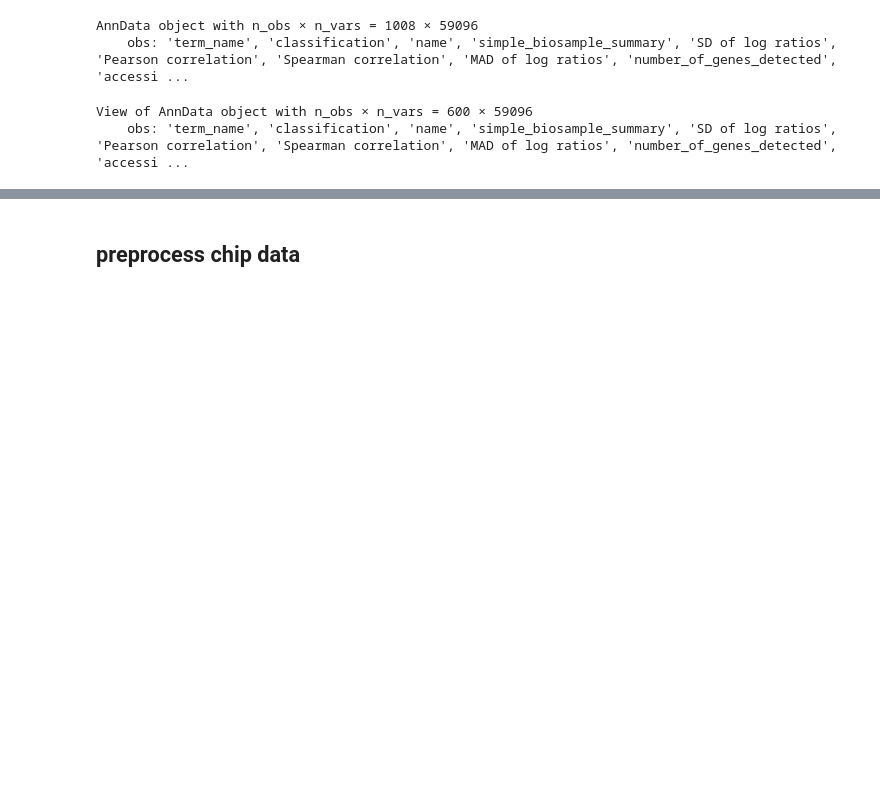
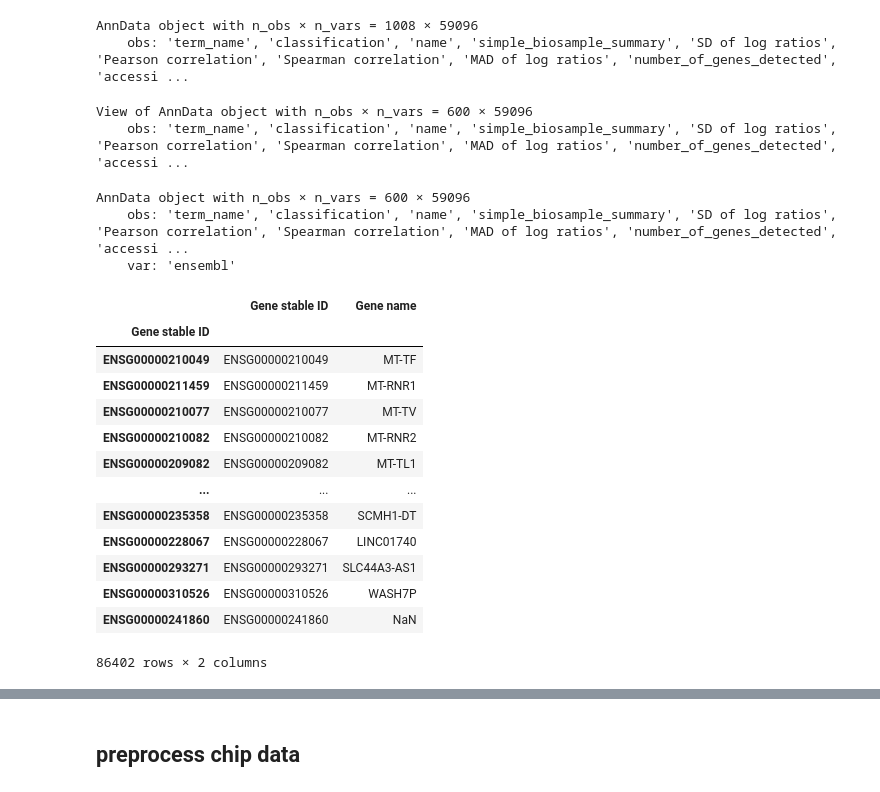
Before and after one commit to StatBiomed/DNA-AI-hackathon, a Jupyter notebook: task2_Seq2CellxTF/preprocess.ipynb, the cells around one changed output, grey strips where cells are left out. Saved outputs shown, nothing was run; the diff lists cells and outputs as text; code cells hidden in the pictures; blank space fills up the shorter version.

```diff
--- a/task2_Seq2CellxTF/preprocess.ipynb
+++ b/task2_Seq2CellxTF/preprocess.ipynb
@@ -146,0 +149,33 @@ View of AnnData object with n_obs × n_vars = 600 × 59096
+# %%
+ad_rna_bulk = sc.read_h5ad(f"{Target_dir}/ad_rna_bulk.h5ad")
+ad_rna_bulk.var['ensembl'] = ad_rna_bulk.var.index
+ad_rna_bulk
+# %% [output]
+AnnData object with n_obs × n_vars = 600 × 59096
+    obs: 'term_name', 'classification', 'name', 'simple_biosample_summary', 'SD of log ratios', 'Pearson correlation', 'Spearman correlation', 'MAD of log ratios', 'number_of_genes_detected', 'accessi ...
+    var: 'ensembl'
+# %%
+from pybiomart import Server
+server = Server('http://www.ensembl.org')
+dataset = (server.marts['ENSEMBL_MART_ENSEMBL']
+                 .datasets['hsapiens_gene_ensembl'])
+# %%
+transfer_table = dataset.query(attributes=['ensembl_gene_id', 'external_gene_name'])
+transfer_table.index = transfer_table['Gene stable ID']
+transfer_table =transfer_table[ ~transfer_table.index.duplicated()]
+transfer_table
+# %% [output]
+|  | Gene stable ID | Gene name |
+| Gene stable ID |  |  |
+| ENSG00000210049 | ENSG00000210049 | MT-TF |
+| ENSG00000211459 | ENSG00000211459 | MT-RNR1 |
+| ENSG00000210077 | ENSG00000210077 | MT-TV |
+| ENSG00000210082 | ENSG00000210082 | MT-RNR2 |
+| ENSG00000209082 | ENSG00000209082 | MT-TL1 |
+| ... | ... | ... |
+| ENSG00000235358 | ENSG00000235358 | SCMH1-DT |
+| ENSG00000228067 | ENSG00000228067 | LINC01740 |
+| ENSG00000293271 | ENSG00000293271 | SLC44A3-AS1 |
+| ENSG00000310526 | ENSG00000310526 | WASH7P |
+| ENSG00000241860 | ENSG00000241860 | NaN |
+86402 rows × 2 columns
```
Also changed, not shown: parts of 10 cells of this notebook, 2 other files.
